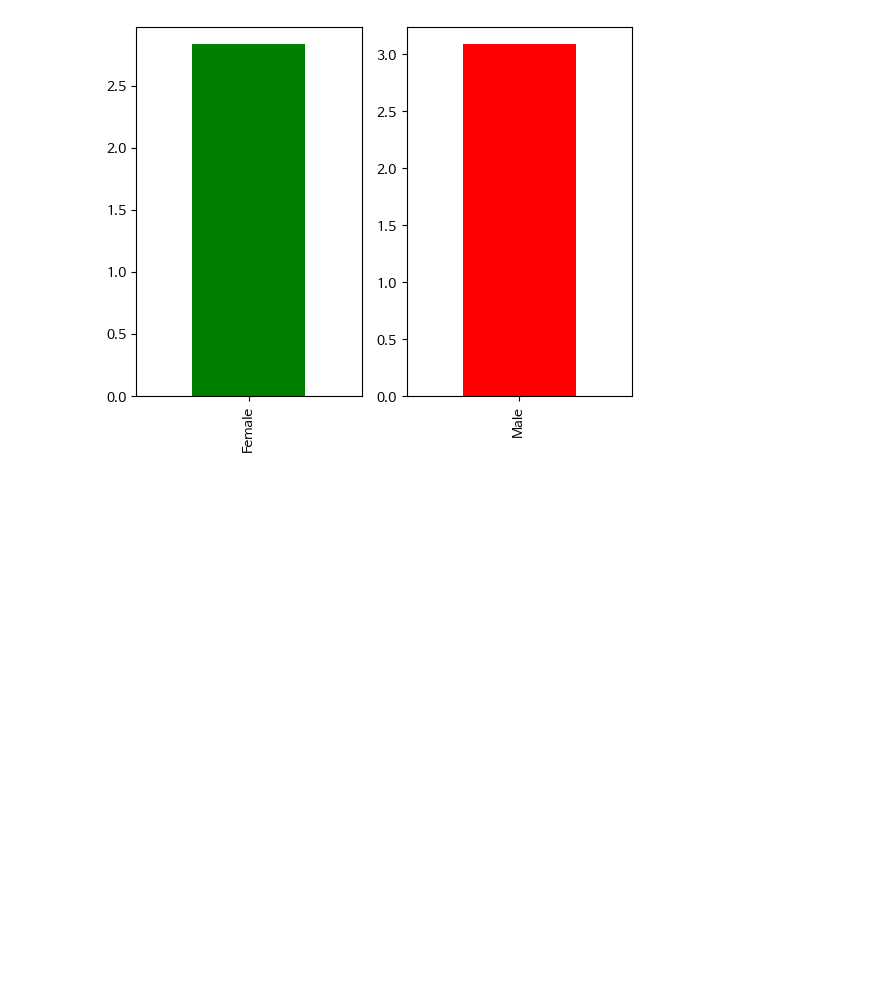
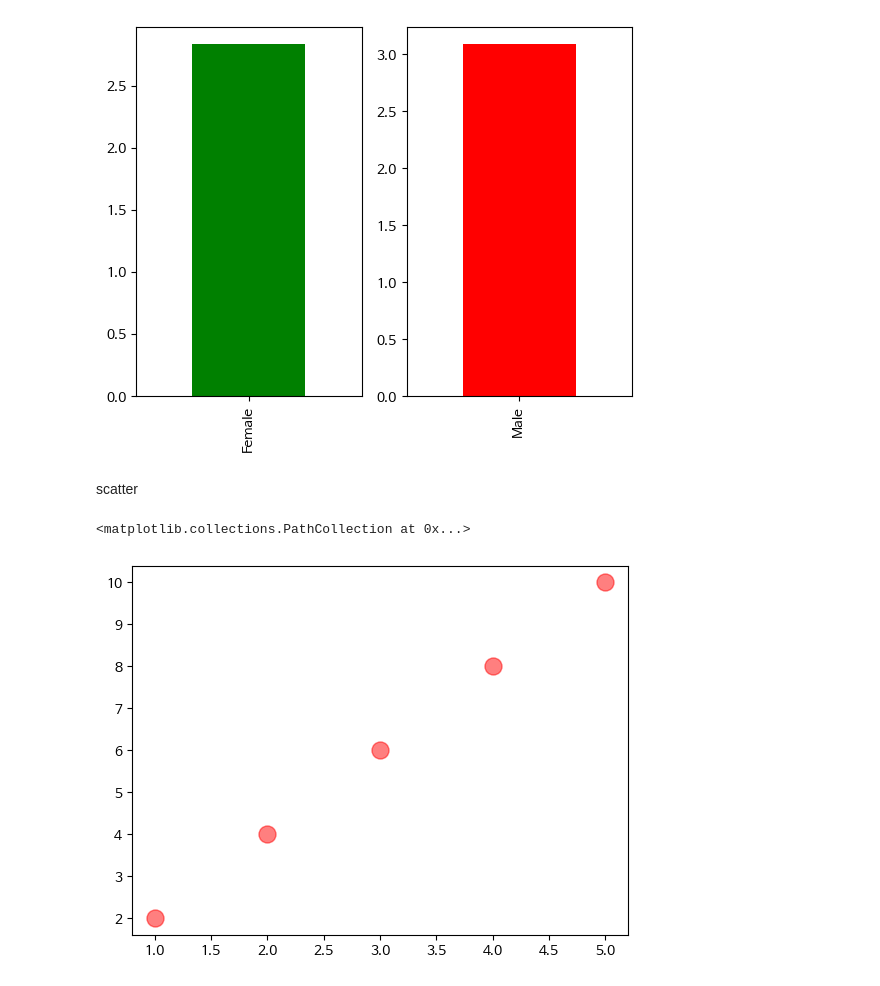
Before and after one commit to minsaee/ai_chat_python, a Jupyter notebook: 500_데이터시각화_matplotlib.ipynb, the cells around one changed output. Saved outputs shown, nothing was run; the diff lists cells and outputs as text; code cells hidden in the pictures; blank space fills up the shorter version.

```diff
--- a/500_데이터시각화_matplotlib.ipynb
+++ b/500_데이터시각화_matplotlib.ipynb
@@ -594,3 +594,14 @@ fp.plot(kind='bar', ax=ax[0], color='g')
 # %% [output]
 <Axes: >
 [figure]
+# %% [markdown]
+scatter
+# %%
+x = [1,2,3,4,5]
+y = [2,4,6,8,10]
+# alpha : 점의 투명도 default=1
+# s : 점의 크기 설정
+plt.scatter(x,y, color='r', alpha=0.5, s=150)
+# %% [output]
+<matplotlib.collections.PathCollection at 0x...>
+[figure, added]
```
Also changed, not shown: parts of 5 cells of this notebook.
